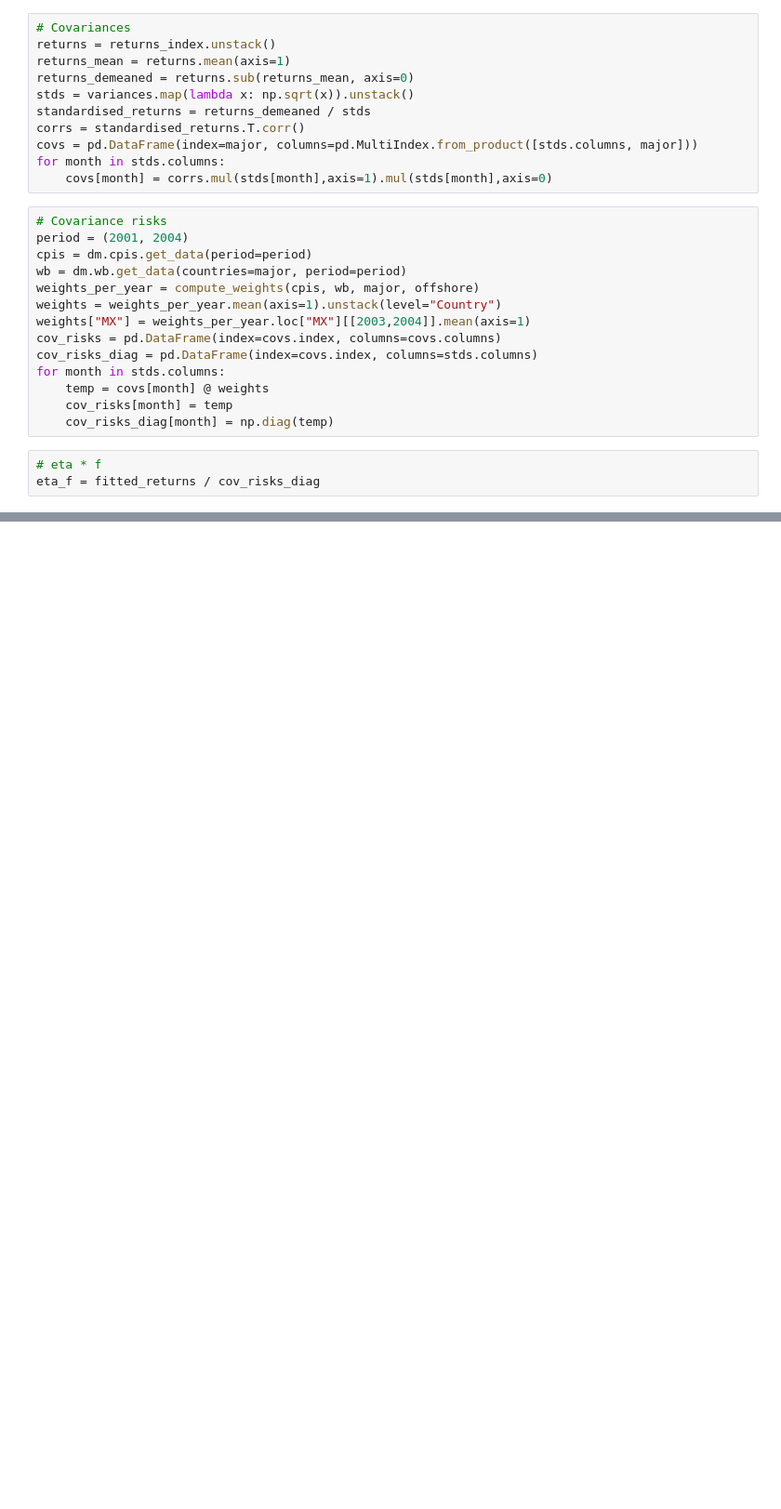
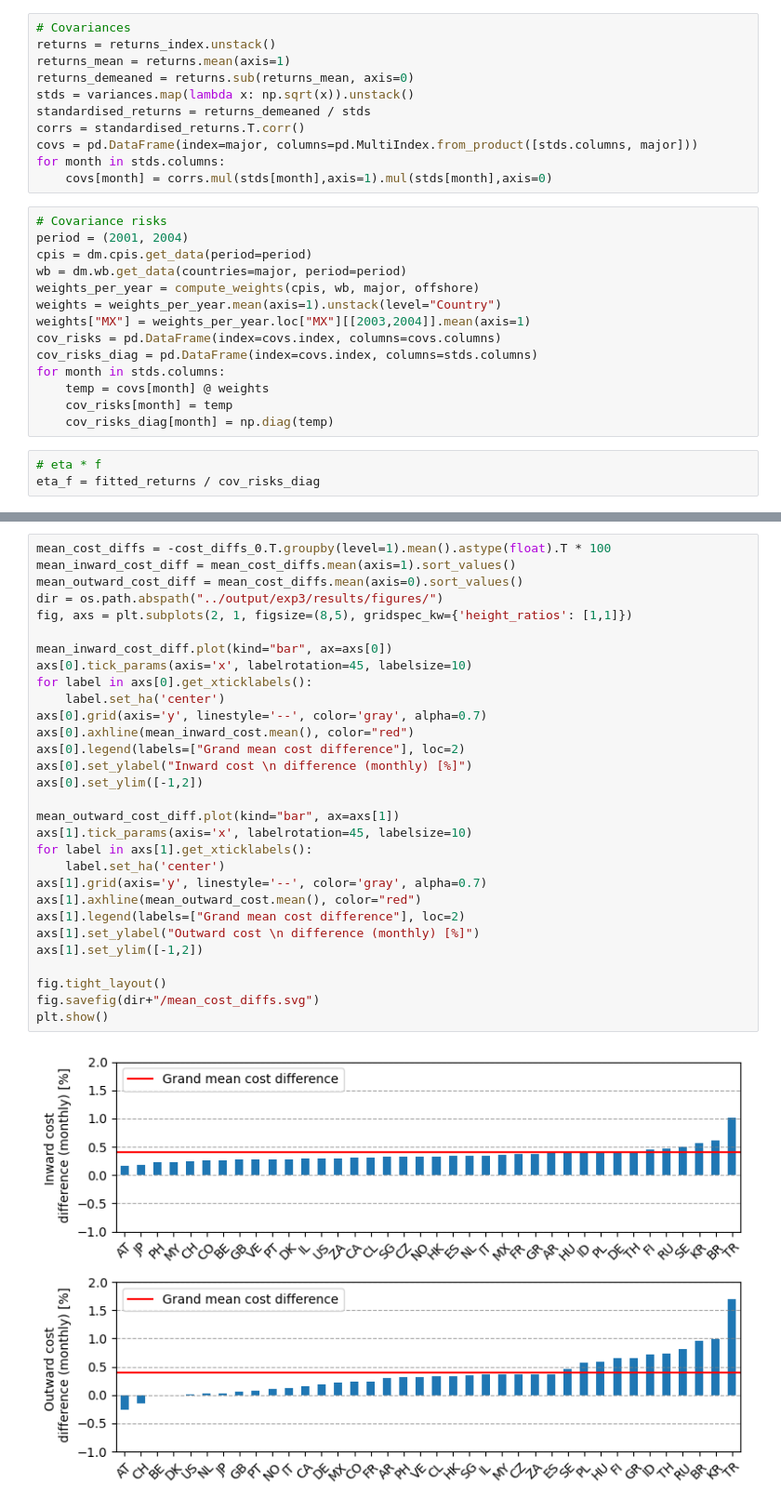
Before and after one commit to nilsvanrompaey/master-thesis-home-bias, a Jupyter notebook: src/figure3.ipynb, the cells around one changed output, grey strips where cells are left out. Shown at 93% size. Cells and saved outputs as stored; diff of their text form; blank space fills up the shorter version.

```diff
--- a/src/figure3.ipynb
+++ b/src/figure3.ipynb
@@ -554,0 +520,32 @@ cost_gap_mean.mean(axis=0).sort_values().plot(kind="bar")
+# %%
+mean_cost_diffs = -cost_diffs_0.T.groupby(level=1).mean().astype(float).T * 100
+mean_inward_cost_diff = mean_cost_diffs.mean(axis=1).sort_values()
+mean_outward_cost_diff = mean_cost_diffs.mean(axis=0).sort_values()
+dir = os.path.abspath("../output/exp3/results/figures/")
+fig, axs = plt.subplots(2, 1, figsize=(8,5), gridspec_kw={'height_ratios': [1,1]})
+
+mean_inward_cost_diff.plot(kind="bar", ax=axs[0])
+axs[0].tick_params(axis='x', labelrotation=45, labelsize=10)
+for label in axs[0].get_xticklabels():
+    label.set_ha('center')
+axs[0].grid(axis='y', linestyle='--', color='gray', alpha=0.7)
+axs[0].axhline(mean_inward_cost.mean(), color="red")
+axs[0].legend(labels=["Grand mean cost difference"], loc=2)
+axs[0].set_ylabel("Inward cost \n difference (monthly) [%]")
+axs[0].set_ylim([-1,2])
+
+mean_outward_cost_diff.plot(kind="bar", ax=axs[1])
+axs[1].tick_params(axis='x', labelrotation=45, labelsize=10)
+for label in axs[1].get_xticklabels():
+    label.set_ha('center')
+axs[1].grid(axis='y', linestyle='--', color='gray', alpha=0.7)
+axs[1].axhline(mean_outward_cost.mean(), color="red")
+axs[1].legend(labels=["Grand mean cost difference"], loc=2)
+axs[1].set_ylabel("Outward cost \n difference (monthly) [%]")
+axs[1].set_ylim([-1,2])
+
+fig.tight_layout()
+fig.savefig(dir+"/mean_cost_diffs.svg")
+plt.show()
+# %% [output]
+[figure, added]
```
Also changed, not shown: parts of 19 cells of this notebook, 6 other files.
